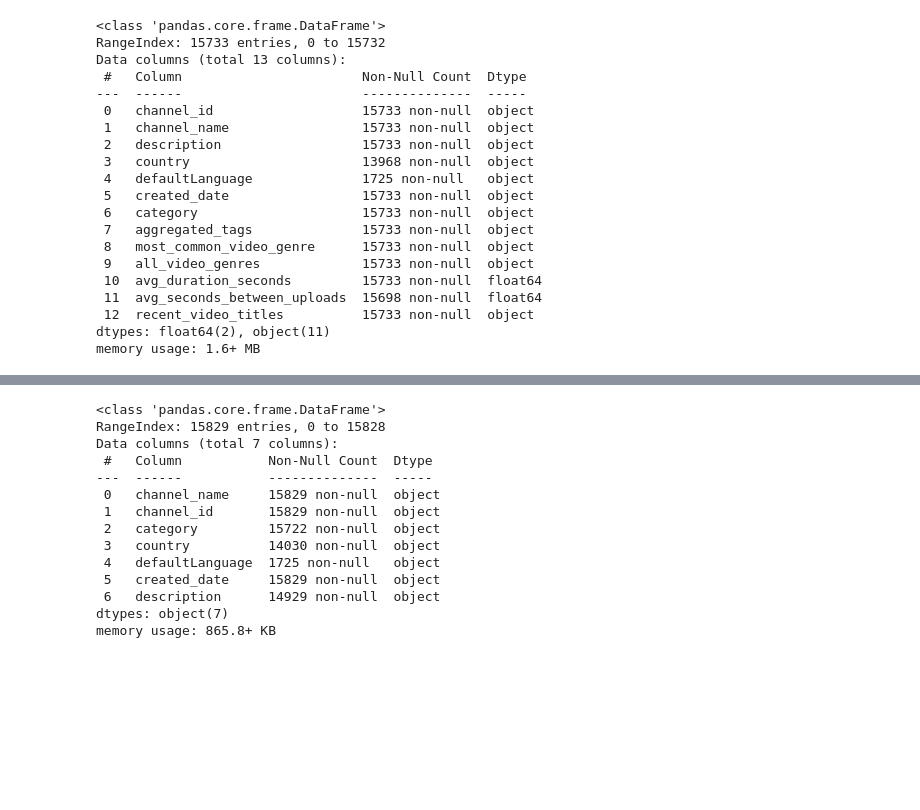
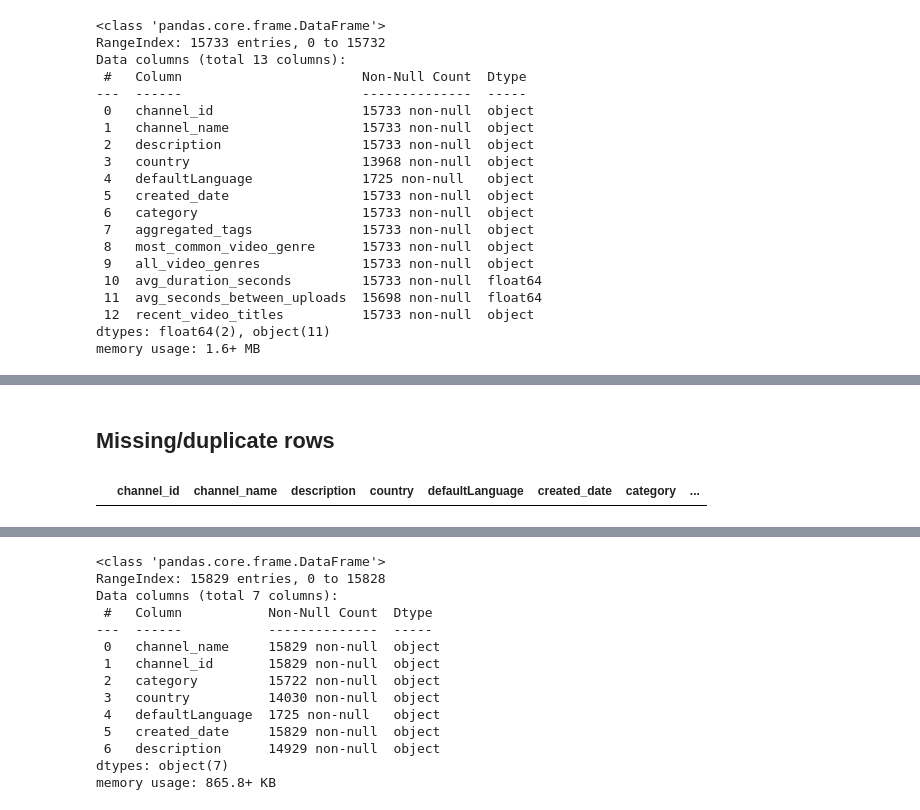
Before and after one commit to ricd99/ytrec, a Jupyter notebook: notebooks/yt_data.ipynb, the cells around one changed output, grey strips where cells are left out. Saved outputs shown, nothing was run; the diff lists cells and outputs as text; code cells hidden in the pictures; blank space fills up the shorter version.

```diff
--- a/notebooks/yt_data.ipynb
+++ b/notebooks/yt_data.ipynb
@@ -335,0 +330,7 @@ df_copy[df_copy["channel_name"] == "BravoCompanyUSA"]
+# %% [markdown]
+## Missing/duplicate rows
+# %%
+new_df = new_df.drop_duplicates(subset=["channel_id"])
+new_df[new_df["channel_id"].duplicated(keep=False)]
+# %% [output]
+|  | channel_id | channel_name | description | country | defaultLanguage | created_date | category | ... |
```
Also changed, not shown: parts of 15 cells of this notebook.
